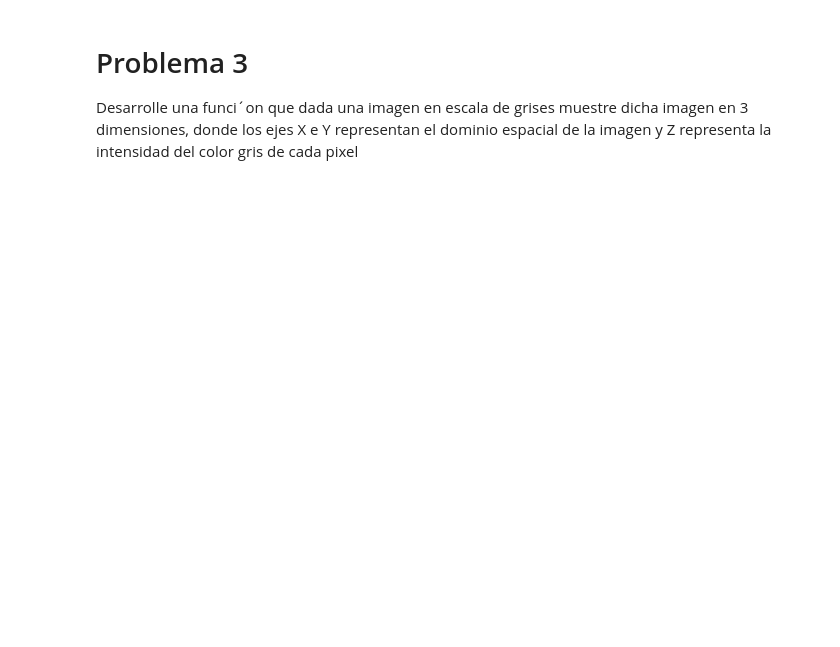
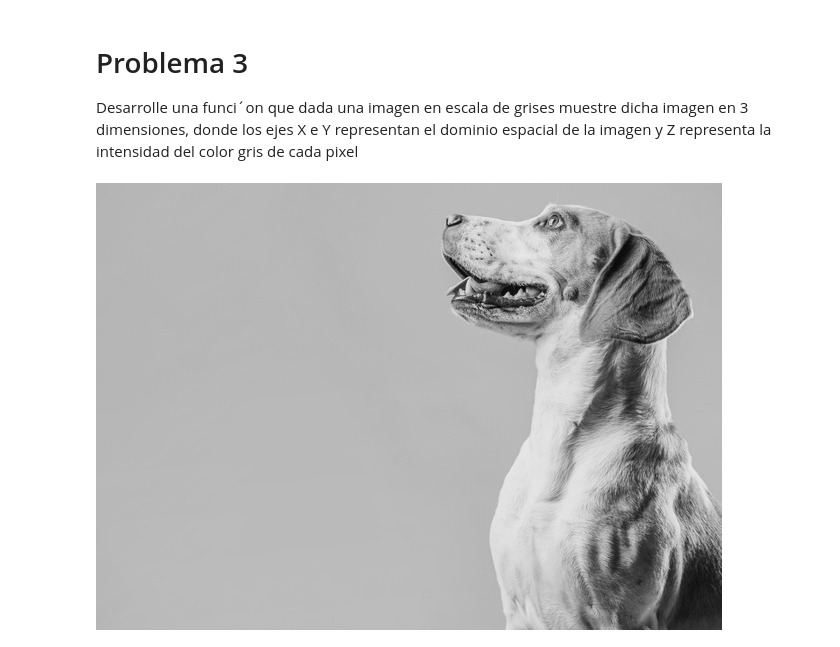
Before and after one commit to cavendano01/Data-Sciences-Galileo, a Jupyter notebook: Image-Recognition/Image_&_Text_Mining_Lab_2.ipynb, the cells around one changed output. Saved outputs shown, nothing was run; the diff lists cells and outputs as text; code cells hidden in the pictures; blank space fills up the shorter version.

```diff
--- a/Image-Recognition/Image_&_Text_Mining_Lab_2.ipynb
+++ b/Image-Recognition/Image_&_Text_Mining_Lab_2.ipynb
@@ -49,3 +85,8 @@ Desarrolle una funci´on que dada dos im´agenes a color, realice las operacione
 # Problema 3
 Desarrolle una funci´on que dada una imagen en escala de grises muestre dicha imagen en 3 dimensiones, donde los ejes X e Y representan el dominio espacial de la imagen y Z representa la
 intensidad del color gris de cada pixel
+# %%
+gray = cv2.cvtColor(img2, cv2.COLOR_BGR2GRAY)
+cv2_imshow(gray)
+# %% [output]
+[figure, added]
```
Also changed, not shown: parts of 17 cells of this notebook.
